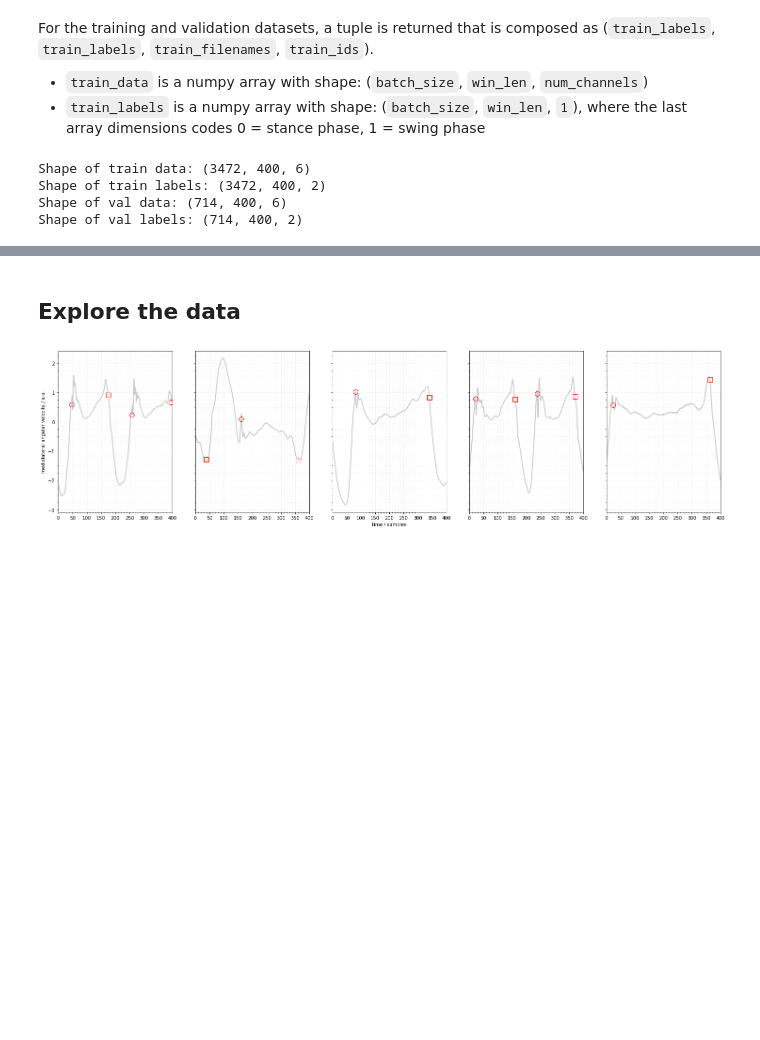
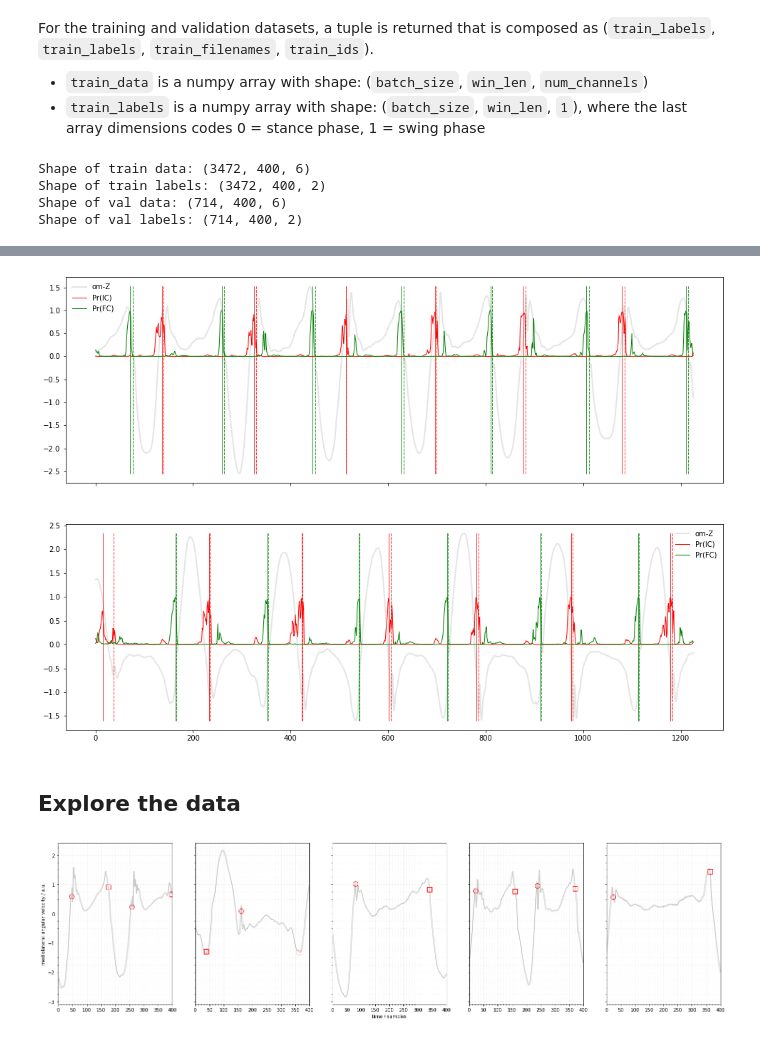
Before and after one commit to rmndrs89/my-gait-events-tcn, a Jupyter notebook: keepcontrol_example.ipynb, the cells around one changed output, grey strips where cells are left out. Saved outputs shown, nothing was run; the diff lists cells and outputs as text; code cells hidden in the pictures; blank space fills up the shorter version.

```diff
--- a/keepcontrol_example.ipynb
+++ b/keepcontrol_example.ipynb
@@ -66,0 +109,20 @@ Shape of val labels: (714, 400, 2)
+# %%
+# Build model
+optim_model = tuner.hypermodel.build(best_hps)
+# %%
+# Concatenate training and validation data
+train_val_data = np.concatenate((train_data, val_data), axis=0)
+train_val_targets = {}
+for k, v in train_targets.items():
+    train_val_targets[k] = np.concatenate((train_targets[k], val_targets[k]), axis=0)
+# %%
+# Fit optimized model to combined training and validation data
+history = optim_model.fit(
+    x=train_val_data,
+    y=train_val_targets,
+    batch_size=64,
+    epochs=EPOCHS,
+    validation_split=0.1,
+    shuffle=True,
+    callbacks=CALLBACKS
+)
@@ -67,3 +385,35 @@ Shape of val labels: (714, 400, 2)
+# %%
+cm = 1/2.54
+
+fig, axs = plt.subplots(2, 1, figsize=(42*cm, 29.7*cm), sharex=True)
+axs[0].plot(data[0][:,5], c=(0, 0, 0), alpha=0.1, lw=2, label="om-Z")
+for ix in np.argwhere(labels[0][:,0]==1)[:,0]:
+    axs[0].plot([ix, ix], [np.min(data[0][:,5])*np.ones((len(np.argwhere(labels[0][:,0]==1)[:,0]),)), np.max(data[0][:,5])*np.ones((len(np.argwhere(labels[0][:,0]==1)[:,0]),))], ls='--', lw=1, c=(1, 0, 0), alpha=0.2)
+for ix in ix_pred_ICL:
+    axs[0].plot([ix, ix], [np.min(data[0][:,5])*np.ones((len(np.argwhere(labels[0][:,0]==1)[:,0]),)), np.max(data[0][:,5])*np.ones((len(np.argwhere(labels[0][:,0]==1)[:,0]),))], ls='-', lw=1, c=(1, 0, 0), alpha=0.2)
+axs[0].plot(predictions[0][0][:,0], c=(1, 0, 0), lw=1, label="Pr(IC)")
+for ix in np.argwhere(labels[0][:,1]==1)[:,0]:
+    axs[0].plot([ix, ix], [np.min(data[0][:,5])*np.ones((len(np.argwhere(labels[0][:,1]==1)[:,0]),)), np.max(data[0][:,5])*np.ones((len(np.argwhere(labels[0][:,1]==1)[:,0]),))], ls='--', lw=1, c=(0, 0.5, 0), alpha=0.2)
+for ix in ix_pred_FCL:
+    axs[0].plot([ix, ix], [np.min(data[0][:,5])*np.ones((len(np.argwhere(labels[0][:,1]==1)[:,0]),)), np.max(data[0][:,5])*np.ones((len(np.argwhere(labels[0][:,1]==1)[:,0]),))], ls='-', lw=1, c=(0, 0.5, 0), alpha=0.2)
+axs[0].plot(predictions[1][0][:,0], c=(0, 0.5, 0), lw=1, label="Pr(FC)")
+axs[0].legend(frameon=False)
+
+axs[1].plot(data[1][:,5], c=(0, 0, 0), alpha=0.1, lw=2, label="om-Z")
+for ix in np.argwhere(labels[1][:,0]==1)[:,0]:
+    axs[1].plot([ix, ix], [np.min(data[1][:,5])*np.ones((len(np.argwhere(labels[1][:,0]==1)[:,0]),)), np.max(data[1][:,5])*np.ones((len(np.argwhere(labels[1][:,0]==1)[:,0]),))], ls='--', lw=1, c=(1, 0, 0), alpha=0.2)
+for ix in ix_pred_ICR:
+    axs[1].plot([ix, ix], [np.min(data[1][:,5])*np.ones((len(np.argwhere(labels[1][:,0]==1)[:,0]),)), np.max(data[1][:,5])*np.ones((len(np.argwhere(labels[1][:,0]==1)[:,0]),))], ls='-', lw=1, c=(1, 0, 0), alpha=0.2)
+axs[1].plot(predictions[0][1][:,0], c=(1, 0, 0), lw=1, label="Pr(IC)")
+for ix in np.argwhere(labels[1][:,1]==1)[:,0]:
+    axs[1].plot([ix, ix], [np.min(data[1][:,5])*np.ones((len(np.argwhere(labels[1][:,1]==1)[:,0]),)), np.max(data[1][:,5])*np.ones((len(np.argwhere(labels[1][:,1]==1)[:,0]),))], ls='--', lw=1, c=(0, 0.5, 0), alpha=0.2)
+for ix in ix_pred_FCR:
+    axs[1].plot([ix, ix], [np.min(data[1][:,5])*np.ones((len(np.argwhere(labels[1][:,1]==1)[:,0]),)), np.max(data[1][:,5])*np.ones((len(np.argwhere(labels[1][:,1]==1)[:,0]),))], ls='-', lw=1, c=(0, 0.5, 0), alpha=0.2)
+axs[1].plot(predictions[1][1][:,0], c=(0, 0.5, 0), lw=1, label="Pr(FC)")
+axs[1].legend(frameon=False)
+plt.show()
+# %% [output]
+[figure, added]
 # %% [markdown]
 ## Explore the data
 # %%
```
Also changed, not shown: parts of 13 cells of this notebook, 6 other files.
